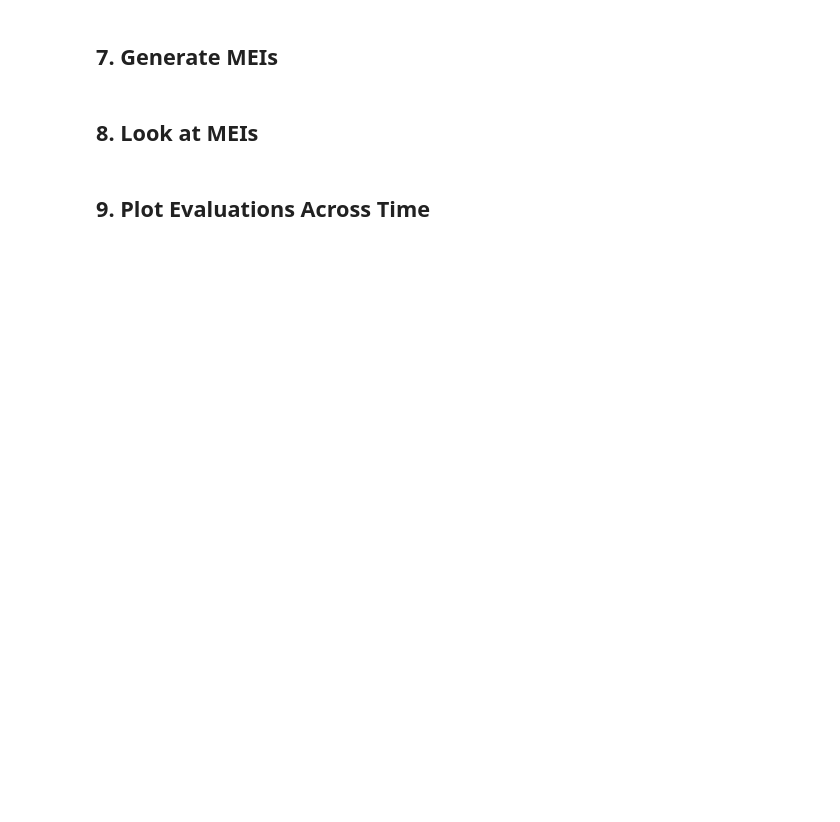
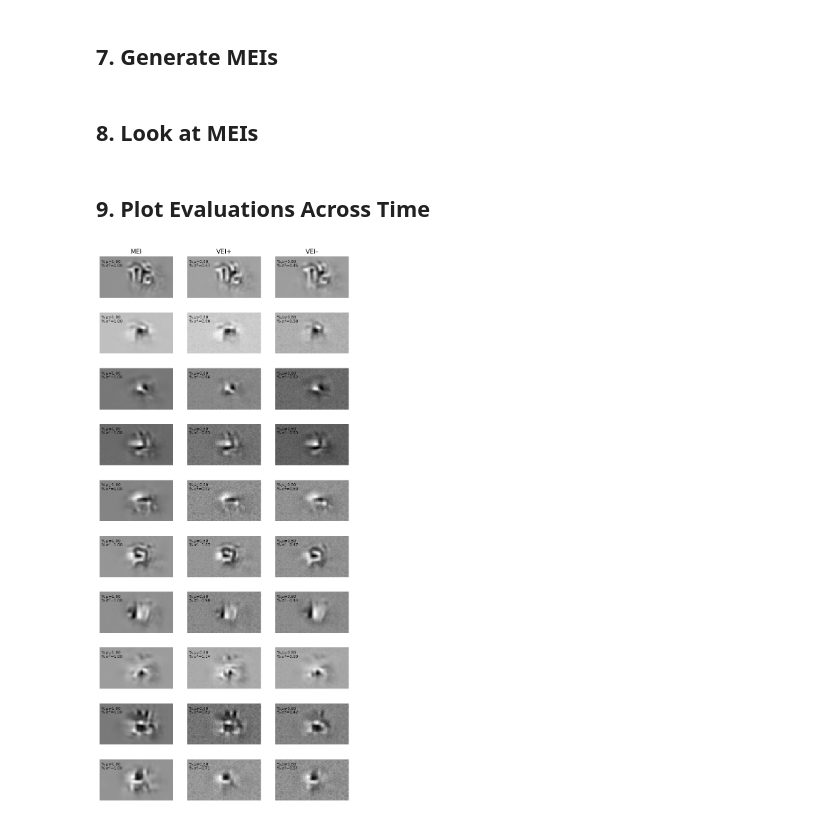
Before and after one commit to sinzlab/nnsysident, a Jupyter notebook: notebooks/mei_demo.ipynb, the cells around one changed output. Cells and saved outputs as stored; diff of their text form; code cells hidden in the pictures; blank space fills up the shorter version.

```diff
--- a/notebooks/mei_demo.ipynb
+++ b/notebooks/mei_demo.ipynb
@@ -148,13 +271,59 @@ os.remove(mei_path)
 # %% [markdown]
 ## 9. Plot Evaluations Across Time
+# %%
+vei_method_hash = (MEIMethod() & "method_comment like '%VEI+%'").fetch1("method_hash")
+table = (MEI() & dict(ensemble_hash=ensemble_hash, unit_id=unit_ids[3], method_hash=vei_method_hash))
 # %%
-output_path = (MEI() & dict(ensemble_id=0, neuron_id=neuron_id)).fetch1("output")
+mei_path, output_path = table.fetch1("mei", "output")
 output = load(output_path)
+mei = load(mei_path)
 os.remove(output_path)
+os.remove(mei_path)
 
-plt.plot(
+fig, axes = plt.subplots(1, 2, figsize=(10, 3), dpi=100)
+axes[0].plot(
     output["mei.objectives.EvaluationObjective"]["times"],
     output["mei.objectives.EvaluationObjective"]["values"],
 )
-plt.gca().set_xlabel("# iteration")
-plt.gca().set_ylabel("evaluation")
+axes[1].imshow(mei.squeeze(), cmap="gray")
+axes[1].axis("off")
+
+axes[0].set_xlabel("# iteration")
+axes[0].set_ylabel("evaluation")
+sns.despine(trim=True)
+# %%
+finished_unit_ids = np.unique((MEI() * MEIMethod & "method_comment like '%VEI%'").fetch("unit_id"))
+model_types = ["MEI", "VEI+", "VEI-"] #"CEI",
+# finished_unit_ids = finished_unit_ids[:2]
+
+fig, axes = plt.subplots(len(finished_unit_ids), len(model_types), figsize=(3*len(model_types), 2*len(finished_unit_ids)), dpi=100)
+fontsize = 13
+
+for i in range(len(finished_unit_ids)):
+    for j, mei_type in enumerate(model_types):
+        table = (MEI() * MEIMethod & f"method_comment like '%{mei_type}%'" & f"unit_id = {finished_unit_ids[i]}")
+        mei_path, mean, variance = table.fetch1("mei", "mean", "variance")
+        if mei_type == "MEI":
+            mei_mean = mean
+            mei_variance = variance
+        mei = load(mei_path)
+        os.remove(mei_path)
+        axes[i, j].imshow(mei.squeeze(), cmap="gray")
+        axes[i, j].axis("off")
+        axes[i, j].text(0.02,
+                        .85,
+                        r"% $\mu$={:.2f}".format(mean/mei_mean),
+                        horizontalalignment='left',
+                        transform=axes[i, j].transAxes,
+                        fontsize=fontsize*.6)
+        axes[i, j].text(0.02,
+                        .75,
+                        r"% $\sigma^2$={:.2f}".format(variance/mei_variance),
+                        horizontalalignment='left',
+                        transform=axes[i, j].transAxes,
+                        fontsize=fontsize*.6)
+        if i == 0:
+            axes[i, j].set_title(mei_type, fontsize=fontsize)
+# fig.savefig("veis" + ".png", bbox_inches="tight", transparent=False)
+# %% [output]
+[figure, added]
```
Also changed, not shown: parts of 38 cells of this notebook, 6 other files.
